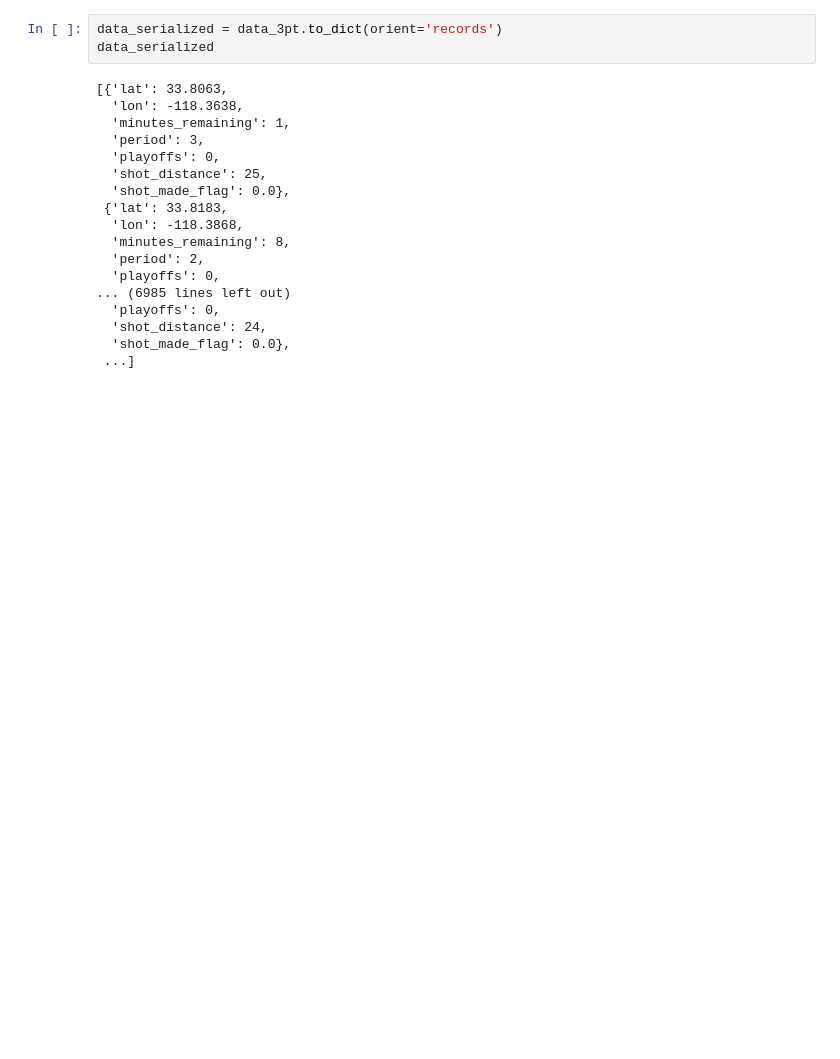
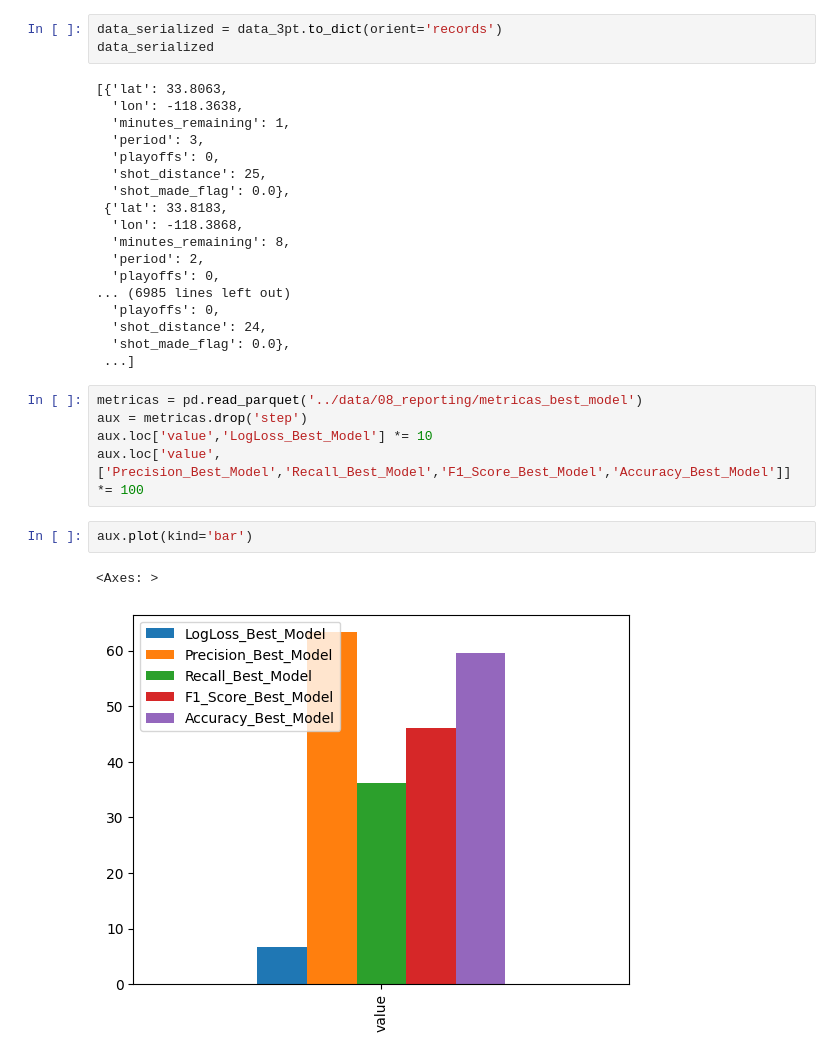
Before and after one commit to andre-lucena12/kobe-shots, a Jupyter notebook: notebooks/rascunho.ipynb, the cells around one changed output. Saved outputs shown, nothing was run; the diff lists cells and outputs as text; blank space fills up the shorter version.

```diff
--- a/notebooks/rascunho.ipynb
+++ b/notebooks/rascunho.ipynb
@@ -274,3 +276,13 @@ data_serialized
   'shot_distance': 24,
   'shot_made_flag': 0.0},
  ...]
+# %%
+metricas = pd.read_parquet('../data/08_reporting/metricas_best_model')
+aux = metricas.drop('step')
+aux.loc['value','LogLoss_Best_Model'] *= 10
+aux.loc['value',['Precision_Best_Model','Recall_Best_Model','F1_Score_Best_Model','Accuracy_Best_Model']] *= 100
+# %%
+aux.plot(kind='bar')
+# %% [output]
+<Axes: >
+[figure, added]
```
Also changed, not shown: parts of 1 cell of this notebook, 6 other files.
